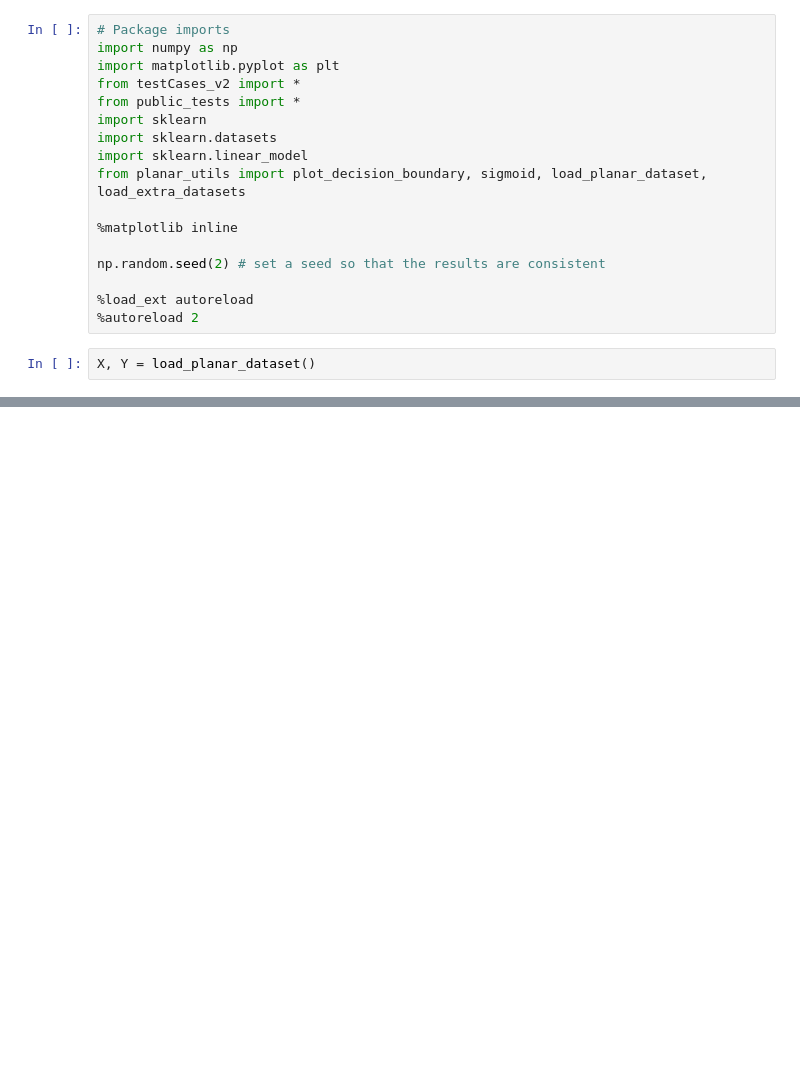
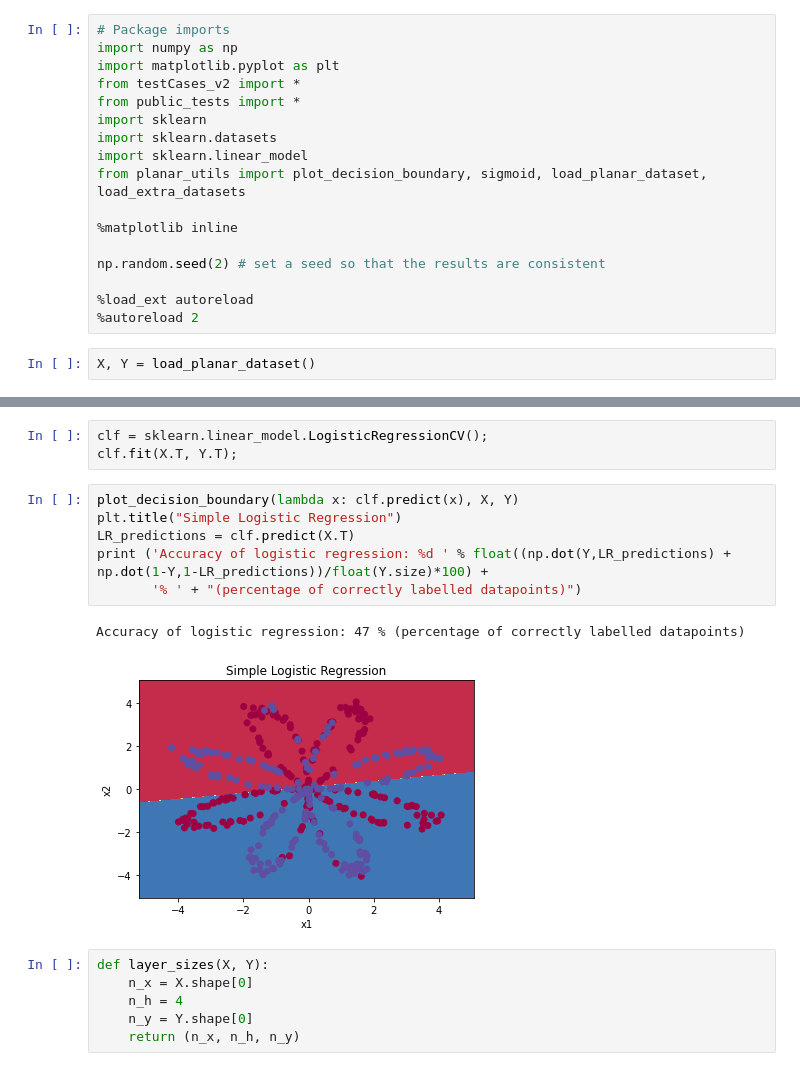
Before and after one commit to Mohsen662/Andrew_Ng_DeepLearning, a Jupyter notebook: Nueral Networks and Deep Learning/Week-03/Planer-classification-with-one-hidden-unit.ipynb, the cells around one changed output, grey strips where cells are left out. Drawn from its saved outputs; the diff is of its cells as text; blank space fills up the shorter version.

```diff
--- a/Nueral Networks and Deep Learning/Week-03/Planer-classification-with-one-hidden-unit.ipynb
+++ b/Nueral Networks and Deep Learning/Week-03/Planer-classification-with-one-hidden-unit.ipynb
@@ -27,0 +37,18 @@ X.shape[0]
+# %%
+clf = sklearn.linear_model.LogisticRegressionCV();
+clf.fit(X.T, Y.T);
+# %%
+plot_decision_boundary(lambda x: clf.predict(x), X, Y)
+plt.title("Simple Logistic Regression")
+LR_predictions = clf.predict(X.T)
+print ('Accuracy of logistic regression: %d ' % float((np.dot(Y,LR_predictions) + np.dot(1-Y,1-LR_predictions))/float(Y.size)*100) +
+       '% ' + "(percentage of correctly labelled datapoints)")
+# %% [output]
+Accuracy of logistic regression: 47 % (percentage of correctly labelled datapoints)
+[figure, added]
+# %%
+def layer_sizes(X, Y):
+    n_x = X.shape[0]
+    n_h = 4
+    n_y = Y.shape[0]
+    return (n_x, n_h, n_y)
```
Also changed, not shown: parts of 23 cells of this notebook.
